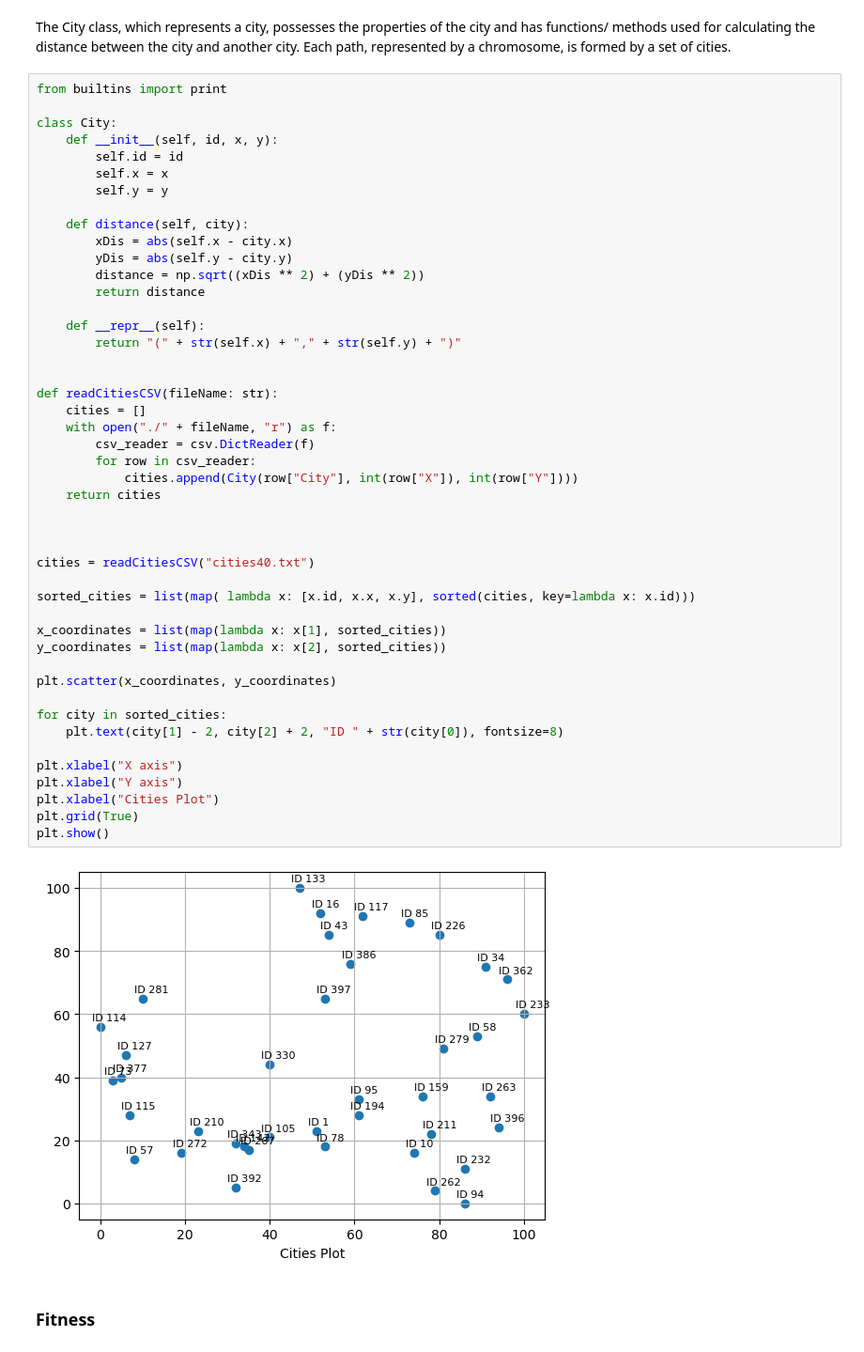
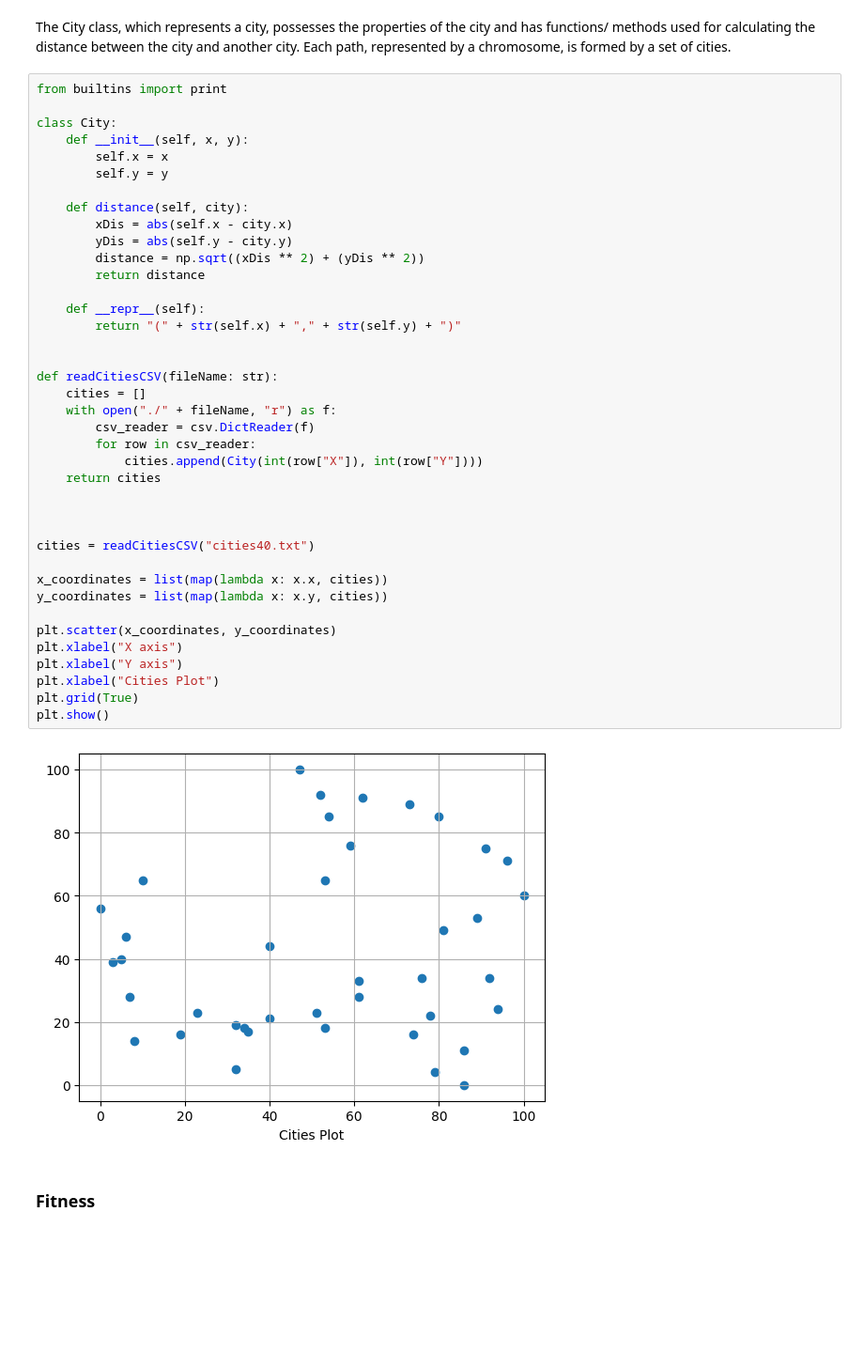
Before and after one commit to thanir03/ai-lab-1, a Jupyter notebook: Lab 2_Genetic Algorithm.ipynb, the cells around one changed output. Shown: that part at 94% size. Cells and saved outputs as stored; diff of their text form; blank space fills up the shorter version.

```diff
--- a/Lab 2_Genetic Algorithm.ipynb
+++ b/Lab 2_Genetic Algorithm.ipynb
@@ -66,50 +81,43 @@ The City class, which represents a city, possesses the properties of the city an
 from builtins import print
 
 class City:
-    def __init__(self, id, x, y):
-        self.id = id
+    def __init__(self, x, y):
         self.x = x
         self.y = y
 
     def distance(self, city):
         xDis = abs(self.x - city.x)
         yDis = abs(self.y - city.y)
         distance = np.sqrt((xDis ** 2) + (yDis ** 2))
         return distance
 
     def __repr__(self):
         return "(" + str(self.x) + "," + str(self.y) + ")"
 
 
 def readCitiesCSV(fileName: str):
     cities = []
     with open("./" + fileName, "r") as f:
         csv_reader = csv.DictReader(f)
         for row in csv_reader:
-            cities.append(City(row["City"], int(row["X"]), int(row["Y"])))
+            cities.append(City(int(row["X"]), int(row["Y"])))
     return cities
 
 
 
 cities = readCitiesCSV("cities40.txt")
 
-sorted_cities = list(map( lambda x: [x.id, x.x, x.y], sorted(cities, key=lambda x: x.id)))
-
-x_coordinates = list(map(lambda x: x[1], sorted_cities))
-y_coordinates = list(map(lambda x: x[2], sorted_cities))
+x_coordinates = list(map(lambda x: x.x, cities))
+y_coordinates = list(map(lambda x: x.y, cities))
 
 plt.scatter(x_coordinates, y_coordinates)
-
-for city in sorted_cities:
-    plt.text(city[1] - 2, city[2] + 2, "ID " + str(city[0]), fontsize=8)
-
 plt.xlabel("X axis")
 plt.xlabel("Y axis")
 plt.xlabel("Cities Plot")
 plt.grid(True)
 plt.show()
 # %% [output]
-[figure, old version]
+[figure, new version]
 # %% [markdown]
 ### Fitness
 # %% [markdown]
```
Also changed, not shown: parts of 5 cells of this notebook, 1 other file.
